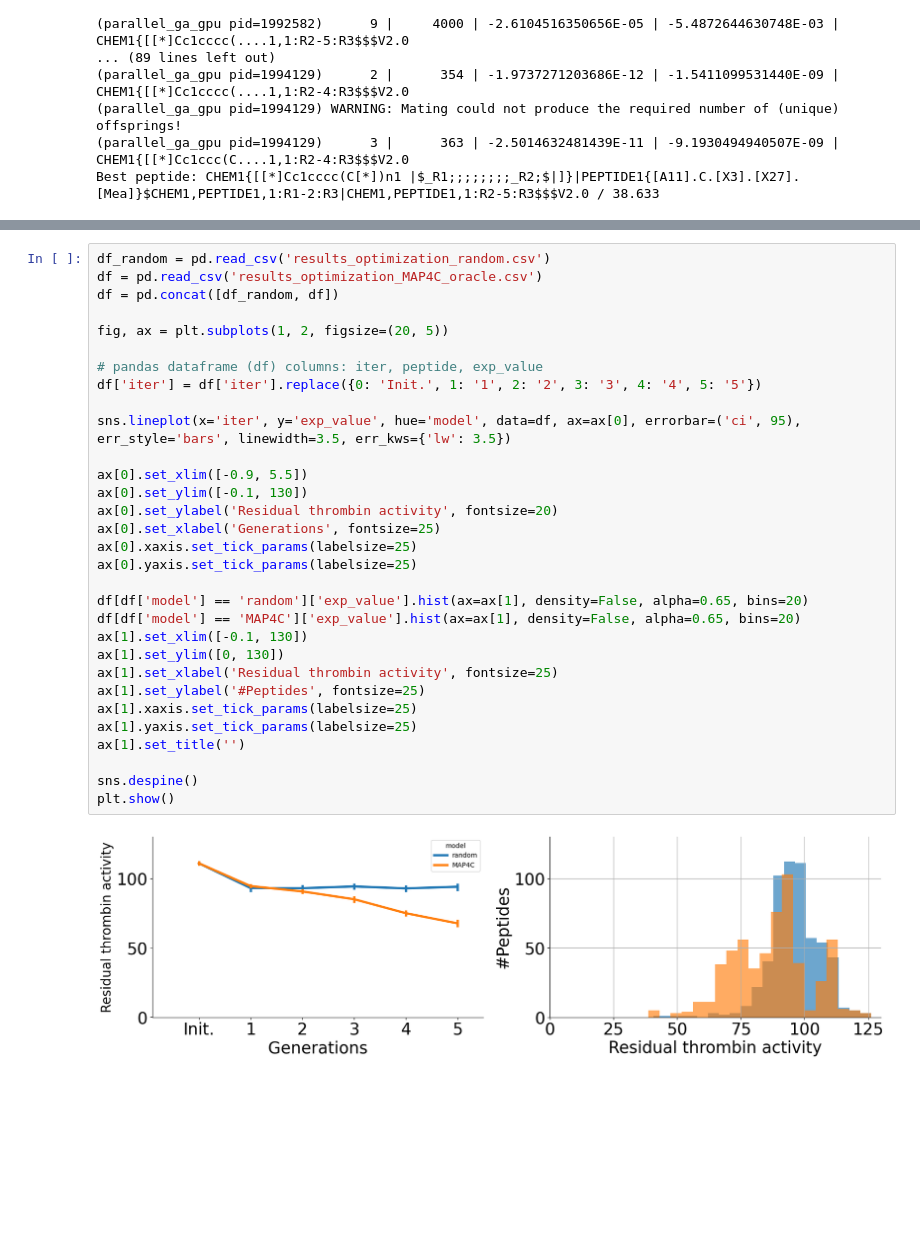
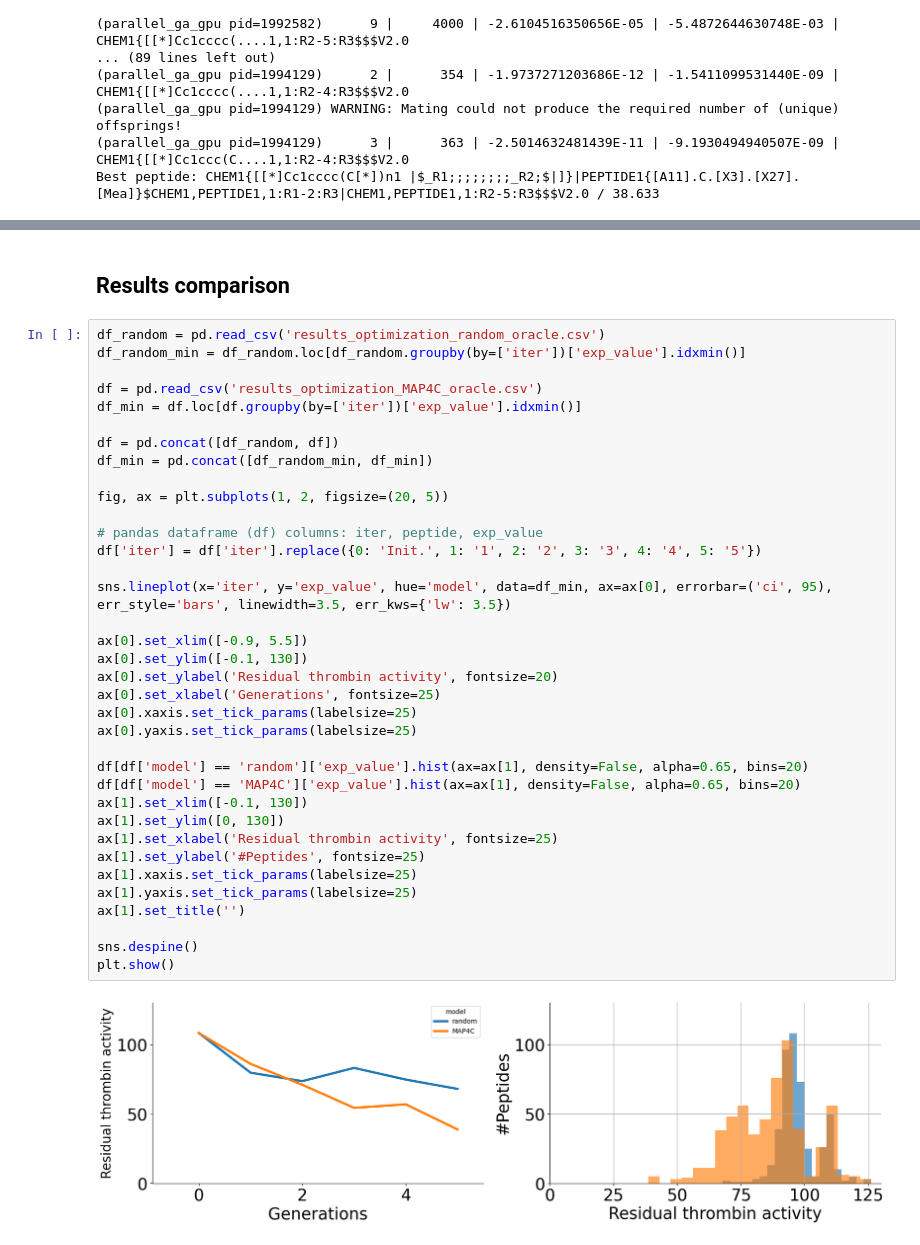
Before and after one commit to jeeberhardt/mobius, a Jupyter notebook: examples/macrocyclic_peptides_thrombin/macrocylic_peptides_thrombin_oracle.ipynb, the cells around one changed output, grey strips where cells are left out. Saved outputs shown, nothing was run; the diff lists cells and outputs as text; blank space fills up the shorter version.

Commit message:
more fair random search for oracle

```diff
--- a/examples/macrocyclic_peptides_thrombin/macrocylic_peptides_thrombin_oracle.ipynb
+++ b/examples/macrocyclic_peptides_thrombin/macrocylic_peptides_thrombin_oracle.ipynb
@@ -250,33 +289,40 @@ Best peptide: CHEM1{[[*]Cc1cccc(C[*])n1 |$_R1;;;;;;;;_R2;$|]}|PEPTIDE1{[A11].C.[
+# %% [markdown]
+## Results comparison
 # %%
-df_random = pd.read_csv('results_optimization_random.csv')
+df_random = pd.read_csv('results_optimization_random_oracle.csv')
+df_random_min = df_random.loc[df_random.groupby(by=['iter'])['exp_value'].idxmin()]
+
 df = pd.read_csv('results_optimization_MAP4C_oracle.csv')
+df_min = df.loc[df.groupby(by=['iter'])['exp_value'].idxmin()]
+
 df = pd.concat([df_random, df])
+df_min = pd.concat([df_random_min, df_min])
 
 fig, ax = plt.subplots(1, 2, figsize=(20, 5))
 
 # pandas dataframe (df) columns: iter, peptide, exp_value
 df['iter'] = df['iter'].replace({0: 'Init.', 1: '1', 2: '2', 3: '3', 4: '4', 5: '5'})
 
-sns.lineplot(x='iter', y='exp_value', hue='model', data=df, ax=ax[0], errorbar=('ci', 95), err_style='bars', linewidth=3.5, err_kws={'lw': 3.5})
+sns.lineplot(x='iter', y='exp_value', hue='model', data=df_min, ax=ax[0], errorbar=('ci', 95), err_style='bars', linewidth=3.5, err_kws={'lw': 3.5})
 
 ax[0].set_xlim([-0.9, 5.5])
 ax[0].set_ylim([-0.1, 130])
 ax[0].set_ylabel('Residual thrombin activity', fontsize=20)
 ax[0].set_xlabel('Generations', fontsize=25)
 ax[0].xaxis.set_tick_params(labelsize=25)
 ax[0].yaxis.set_tick_params(labelsize=25)
 
 df[df['model'] == 'random']['exp_value'].hist(ax=ax[1], density=False, alpha=0.65, bins=20)
 df[df['model'] == 'MAP4C']['exp_value'].hist(ax=ax[1], density=False, alpha=0.65, bins=20)
 ax[1].set_xlim([-0.1, 130])
 ax[1].set_ylim([0, 130])
 ax[1].set_xlabel('Residual thrombin activity', fontsize=25)
 ax[1].set_ylabel('#Peptides', fontsize=25)
 ax[1].xaxis.set_tick_params(labelsize=25)
 ax[1].yaxis.set_tick_params(labelsize=25)
 ax[1].set_title('')
 
 sns.despine()
 plt.show()
 # %% [output]
-[figure, old version]
+[figure, new version]
```
Also changed, not shown: parts of 6 cells of this notebook, 3 other files.
